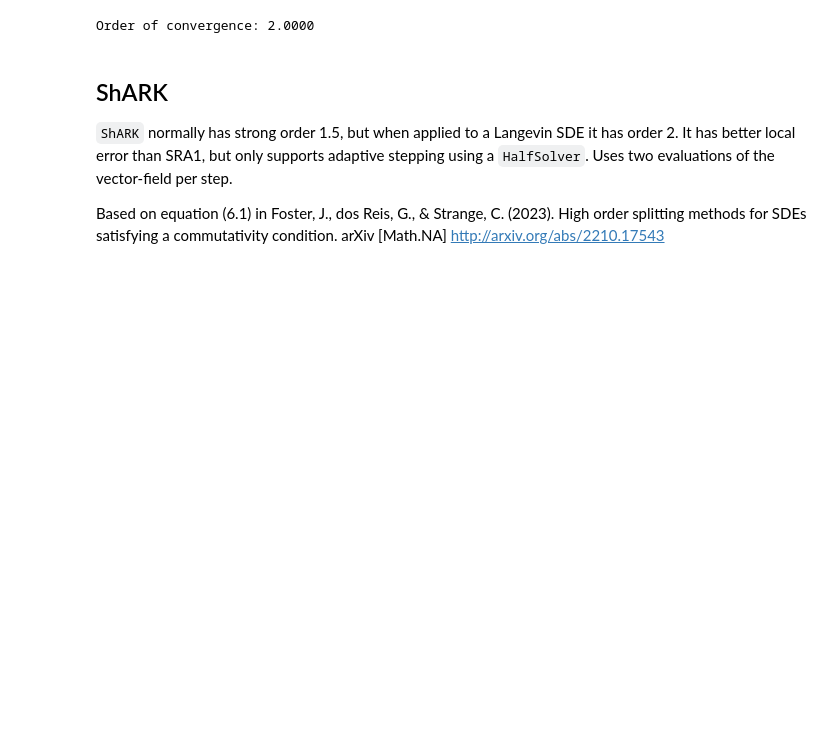
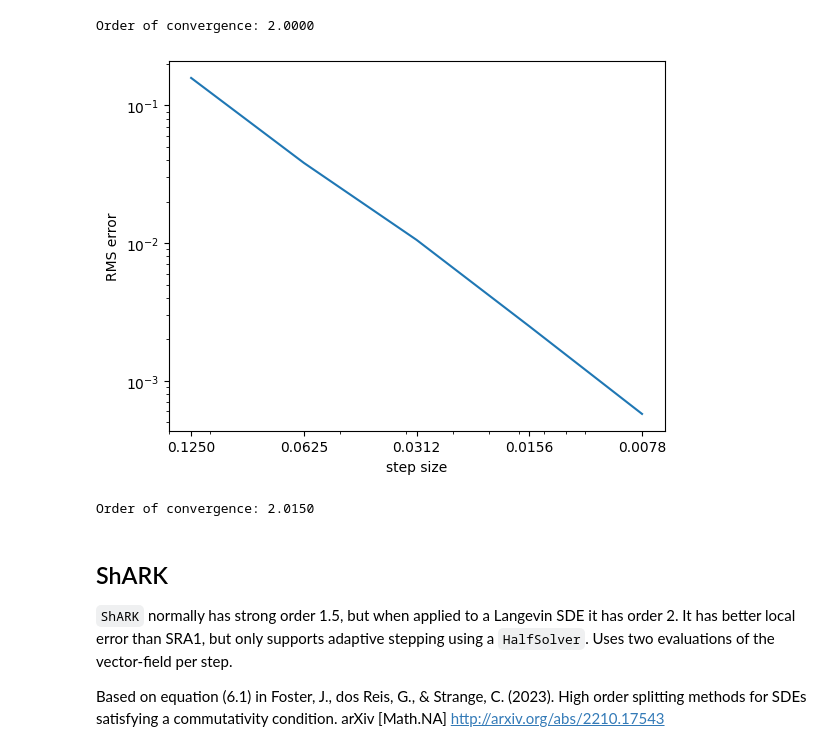
Before and after one commit to andyElking/diffrax_STLA, a Jupyter notebook: examples/langevin.ipynb, the cells around one changed output. Saved outputs shown, nothing was run; the diff lists cells and outputs as text; code cells hidden in the pictures; blank space fills up the shorter version.

```diff
--- a/examples/langevin.ipynb
+++ b/examples/langevin.ipynb
@@ -157,6 +196,14 @@ draw_order(hs, ALIGN_errs_bqp)
 Order of convergence: 2.0028
 [figure]
 Order of convergence: 2.0000
+# %%
+hs, ALIGN_errs_knot, _ = sde_solver_order(
+    keys, knot_short, ALIGN(0.1), ALIGN(0.1), 2**-12, hs=hs1
+)
+draw_order(hs, ALIGN_errs_knot)
+# %% [output]
+[figure, added]
+Order of convergence: 2.0150
 # %% [markdown]
 ## ShARK
 `ShARK` normally has strong order 1.5, but when applied to a Langevin SDE it has order 2. It has better local error than SRA1, but only supports adaptive stepping using a `HalfSolver`. Uses two evaluations of the vector-field per step.
```
Also changed, not shown: parts of 6 cells of this notebook, 7 other files.
